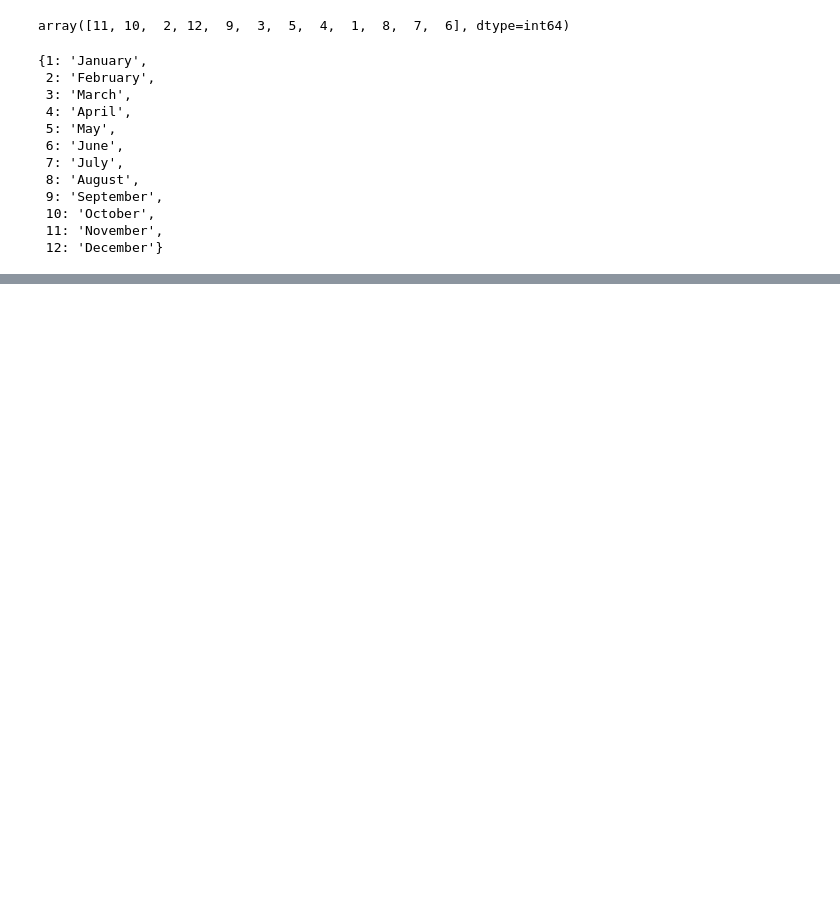
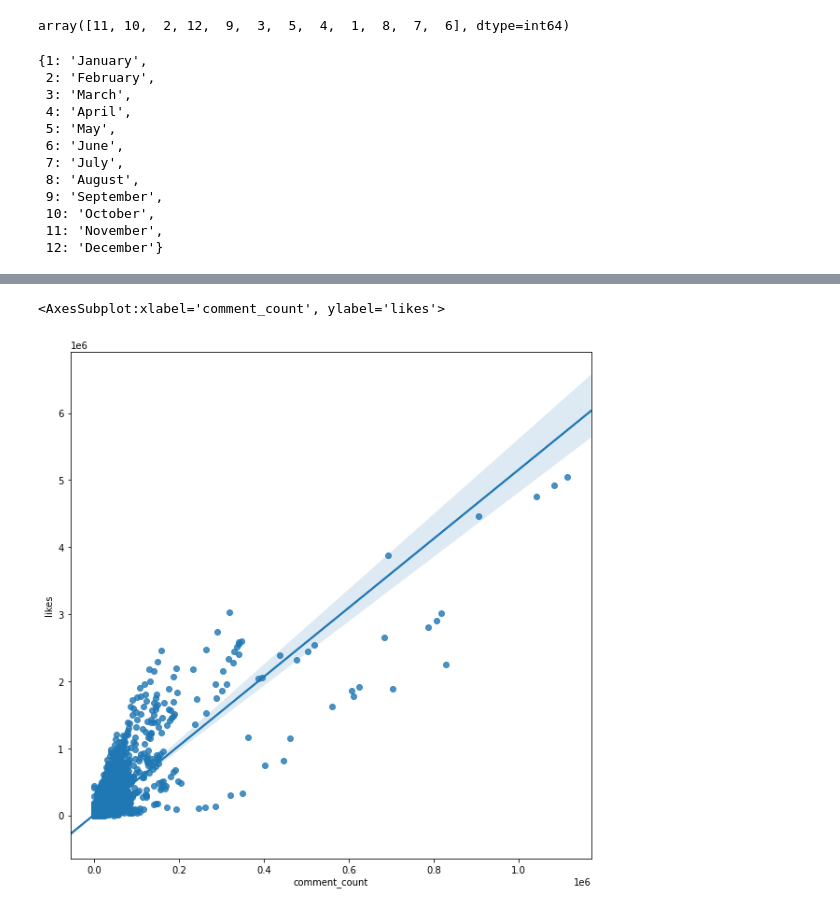
Before and after one commit to suhasmaddali/Youtube-Video-Analysis, a Jupyter notebook: Youtube Video Analysis .ipynb, the cells around one changed output, grey strips where cells are left out. Cells and saved outputs as stored; diff of their text form; code cells hidden in the pictures; blank space fills up the shorter version.

```diff
--- a/Youtube Video Analysis .ipynb
+++ b/Youtube Video Analysis .ipynb
@@ -646 +659,7 @@ import matplotlib
+# %%
+plt.figure(figsize = (10, 10))
+sns.regplot(x = 'comment_count', y = 'likes', data = df)
+# %% [output]
+<AxesSubplot:xlabel='comment_count', ylabel='likes'>
+[figure, added]
 # %%
```
Also changed, not shown: parts of 28 cells of this notebook.
